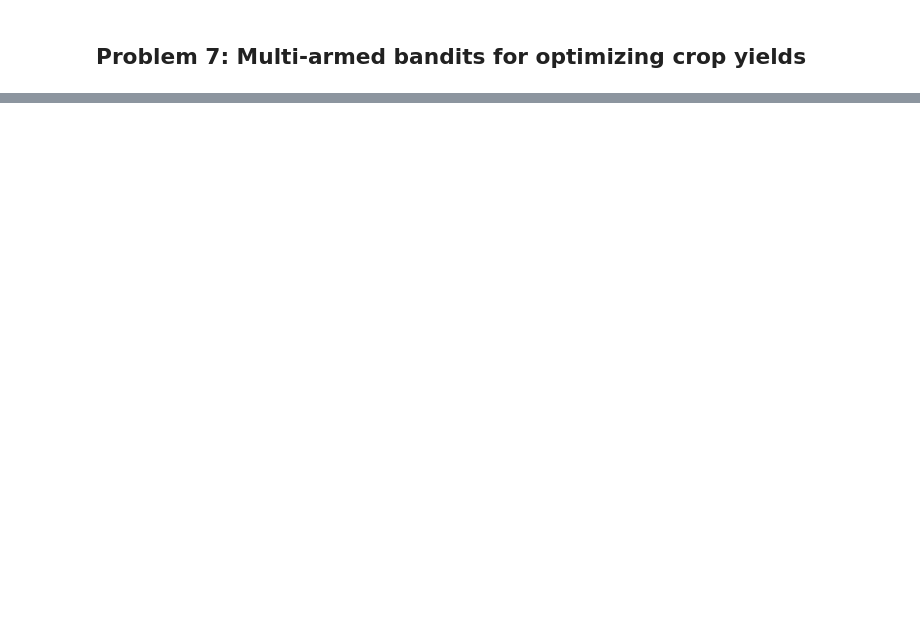
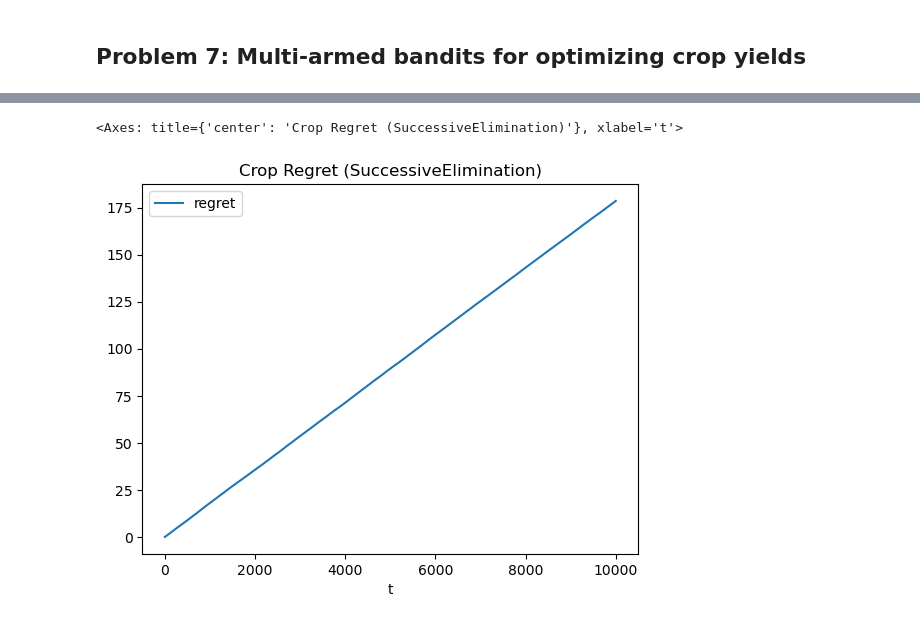
Before and after one commit to amamiya-yuuko-1225/advml, a Jupyter notebook: bandits/bandit-assignment.ipynb, the cells around one changed output, grey strips where cells are left out. Cells and saved outputs as stored; diff of their text form; code cells hidden in the pictures; blank space fills up the shorter version.

Commit message:
crop?

```diff
--- a/bandits/bandit-assignment.ipynb
+++ b/bandits/bandit-assignment.ipynb
@@ -641,5 +931,8 @@ class RandomPolicy(BanditAlgorithmBase): # Feel free to update the name of the p
 # %%
 np.random.seed(SEED)
-policy = RandomPolicy
+policy = SuccessiveElimination
 submission_df = run_repeated_experiments(policy, T, K_CROPS, SEED, CropEnvironment)
 submission_df.plot(x = 't', y = 'regret', title = f'Crop Regret ({policy.__name__})')
+# %% [output]
+<Axes: title={'center': 'Crop Regret (SuccessiveElimination)'}, xlabel='t'>
+[figure, added]
```
Also changed, not shown: parts of 9 cells of this notebook.
